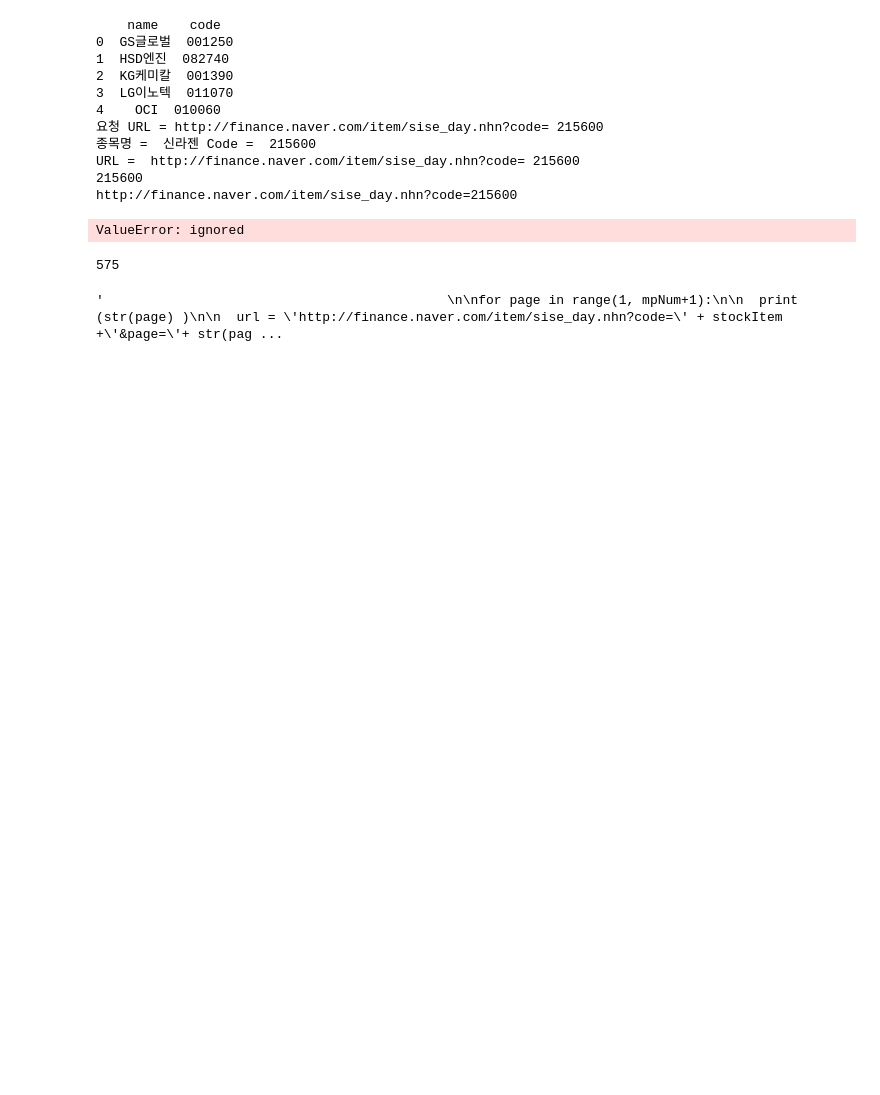
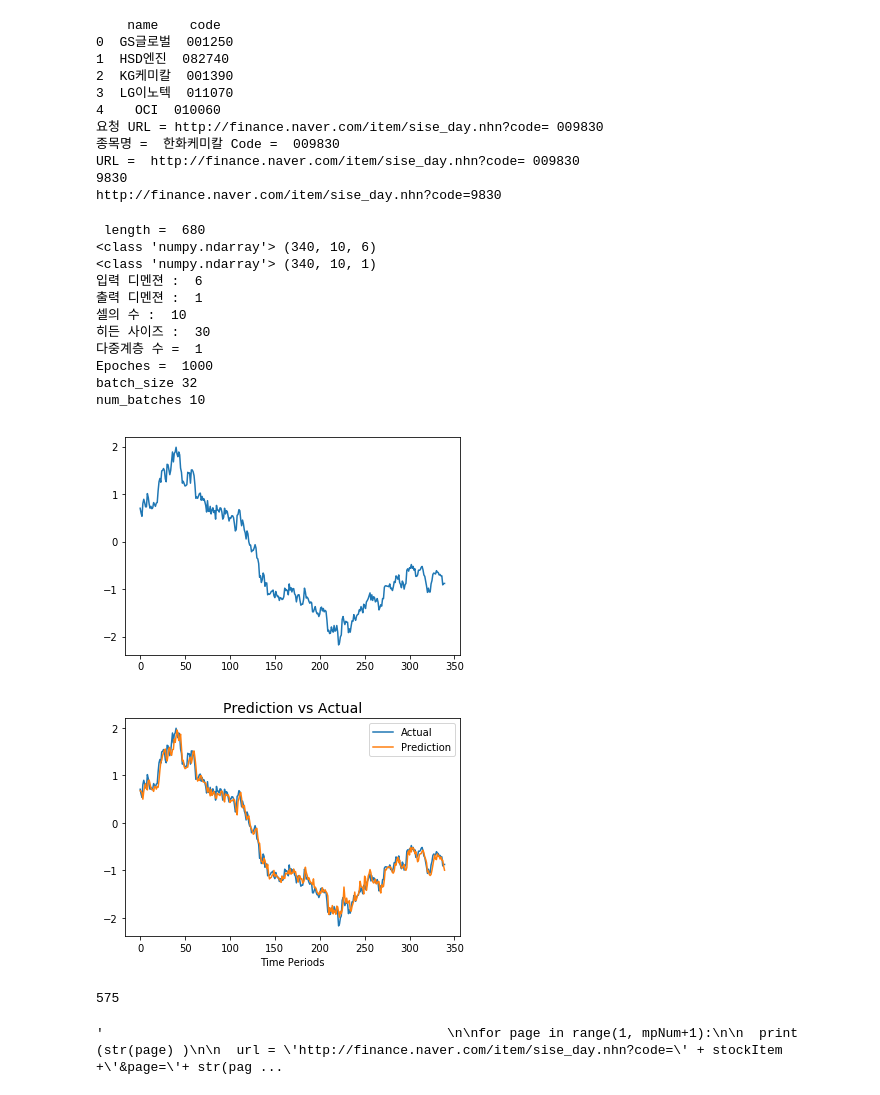
Before and after one commit to dwjang0902/ExampleNew, a Jupyter notebook: Data_prediction_stock_1.ipynb, the cells around one changed output. Saved outputs shown, nothing was run; the diff lists cells and outputs as text; code cells hidden in the pictures; blank space fills up the shorter version.

```diff
--- a/Data_prediction_stock_1.ipynb
+++ b/Data_prediction_stock_1.ipynb
@@ -52,7 +52,7 @@ def get_url(item_name, code_df):
 
 
 # 종목명의 일자데이터 url 가져오기
-item_name='신라젠'
+item_name='한화케미칼'
 url, code = get_url(item_name, code_df)
 #print(type(code))
 # 왜 이렇게 해야 동작하는지 잘 모르겠다.
@@ -80,8 +80,9 @@ html = urlopen(url)
 source = BeautifulSoup(html.read(), "html.parser")
 maxPage=source.find_all("table",align="center")
 mp = maxPage[0].find_all("td",class_="pgRR")
-mpNum = int(mp[0].a.get('href')[-3:])
-print("마지막 페이지 : ", mpNum )
+#print("mp= ", mp)
+#mpNum = int(mp[0].a.get('href')[-3:])
+#print("마지막 페이지 : ", mpNum )
 #--------------------------------------------------------------
 
 # 1페이지에서 20페이지의 데이터만 가져오기
@@ -251,39 +252,51 @@ with tf.Session() as sess :
     for ep in range(epoches) :
         sess.run(training_op, feed_dict = { X : x_train, Y: y_train}) #트레이닝
         """
         for bh in range(num_batches-1) :
             bh0 = int(bh*batch_size); bh1 = int((bh+1)*batch_size)
             x_batches, y_batches = x_train[bh0:bh1], y_train[bh0:bh1] # 배치 만들기
             sess.run(training_op, feed_dict = { X : x_batches, Y: y_batches}) # 트레이닝
         """
 
         if ep % 100 == 0 :
             mse = loss.eval(feed_dict = { X : x_test, Y: y_test})
 
     y_pred = sess.run(predictions, feed_dict = {X: x_test}) # 예측
     #    print(" Prediction = \n ", np.squeeze(y_pred))
 
 #결과 그리기
 plt.figure(2)
 plt.title("Prediction vs Actual", fontsize = 14)
 plt.plot(np.squeeze(y_test)[:,1], label = "Actual")
 plt.plot(np.squeeze(y_pred)[:,1], label ="Prediction")
 plt.legend(loc = "upper right")
 plt.xlabel("Time Periods")
 plt.show()
 # %% [output]
     name    code
 0  GS글로벌  001250
 1  HSD엔진  082740
 2  KG케미칼  001390
 3  LG이노텍  011070
 4    OCI  010060
-요청 URL = http://finance.naver.com/item/sise_day.nhn?code= 215600
-종목명 =  신라젠 Code =  215600
-URL =  http://finance.naver.com/item/sise_day.nhn?code= 215600
-215600
-http://finance.naver.com/item/sise_day.nhn?code=215600
+요청 URL = http://finance.naver.com/item/sise_day.nhn?code= 009830
+종목명 =  한화케미칼 Code =  009830
+URL =  http://finance.naver.com/item/sise_day.nhn?code= 009830
+9830
+http://finance.naver.com/item/sise_day.nhn?code=9830
-ValueError: ignored
+ length =  680
+<class 'numpy.ndarray'> (340, 10, 6)
+<class 'numpy.ndarray'> (340, 10, 1)
+입력 디멘젼 :  6
+출력 디멘젼 :  1
+셀의 수 :  10
+히든 사이즈 :  30
+다중계층 수 =  1
+Epoches =  1000
+batch_size 32
+num_batches 10
+[figure, added]
+[figure, added]
 # %%
 # 참조: https://estenpark.tistory.com/353
 import urllib
```
